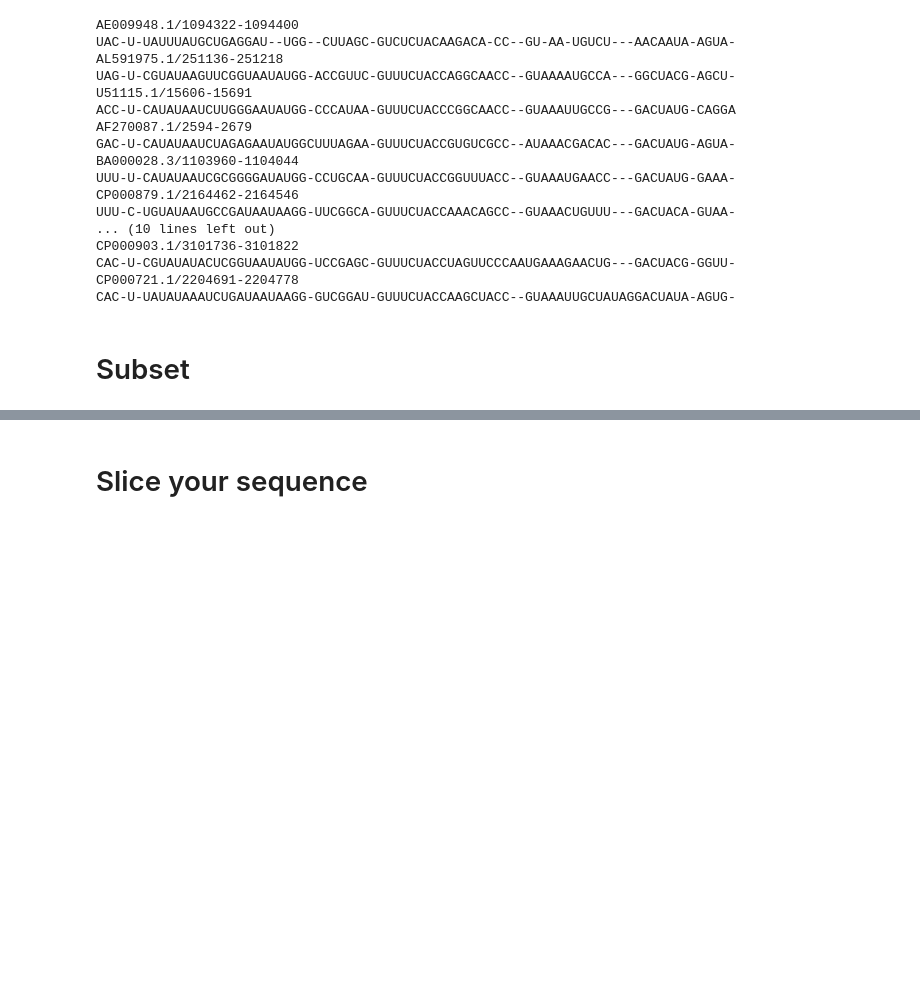
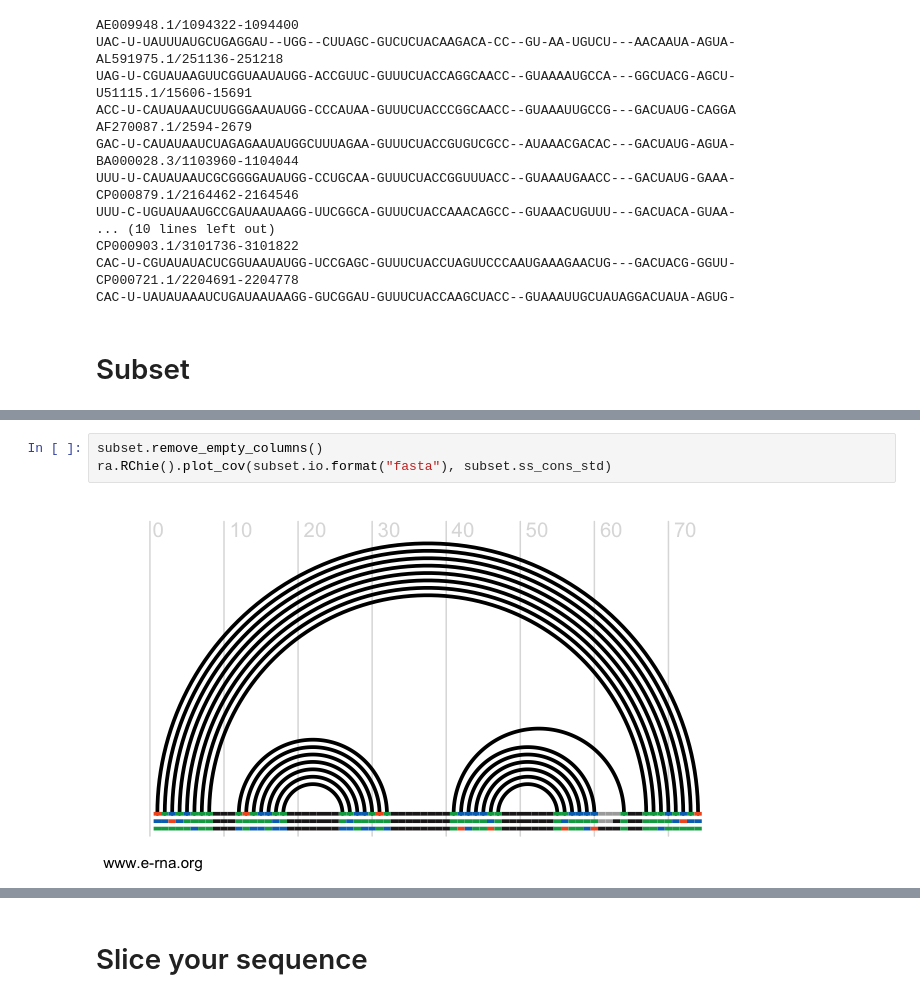
Before and after one commit to mmagnus/rna-tools, a Jupyter notebook: rna_pdb_tools/utils/rna_alignment/rna_alignment.ipynb, the cells around one changed output, grey strips where cells are left out. Drawn from its saved outputs; the diff is of its cells as text; blank space fills up the shorter version.

```diff
--- a/rna_pdb_tools/utils/rna_alignment/rna_alignment.ipynb
+++ b/rna_pdb_tools/utils/rna_alignment/rna_alignment.ipynb
@@ -162,0 +169,5 @@ CP000721.1/2204691-2204778  CAC-U-UAUAUAAAUCUGAUAAUAAGG-GUCGGAU-GUUUCUACCAAGCUAC
+# %%
+subset.remove_empty_columns()
+ra.RChie().plot_cov(subset.io.format("fasta"), subset.ss_cons_std)
+# %% [output]
+[figure, added]
```
Also changed, not shown: parts of 14 cells of this notebook, 4 other files.
